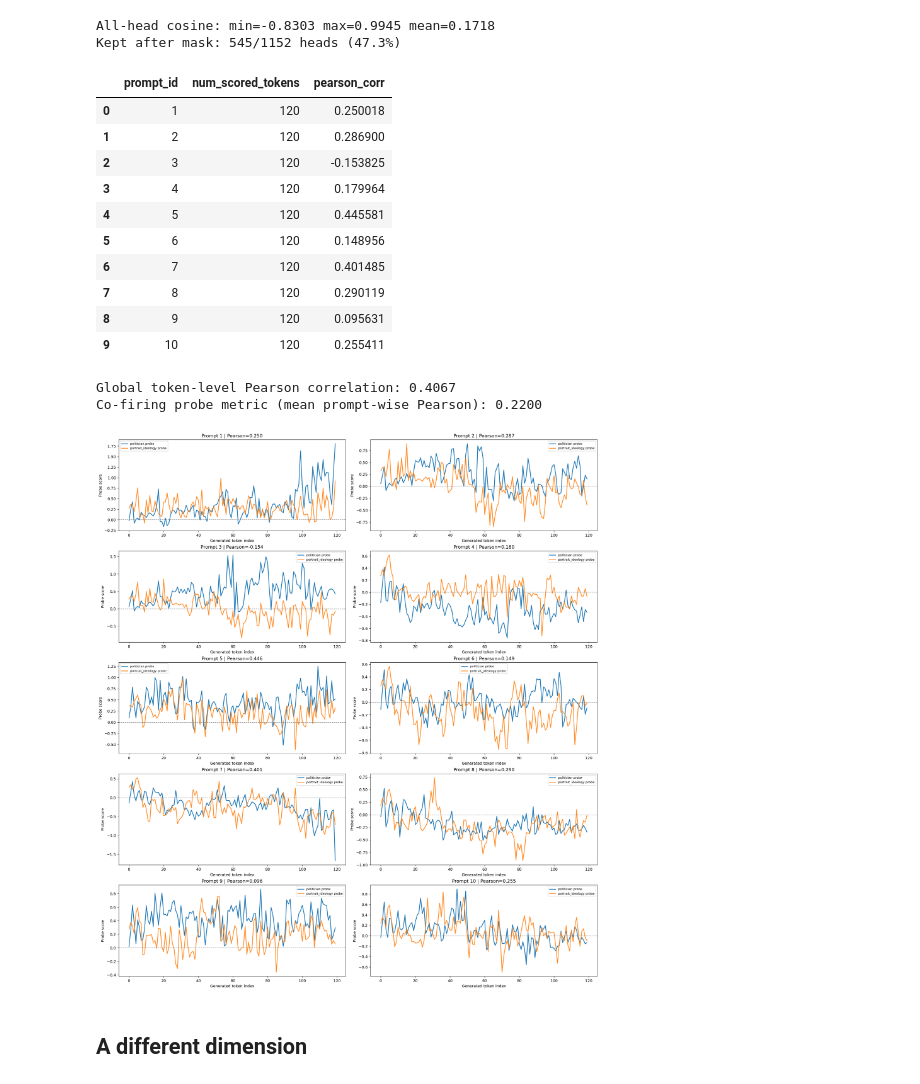
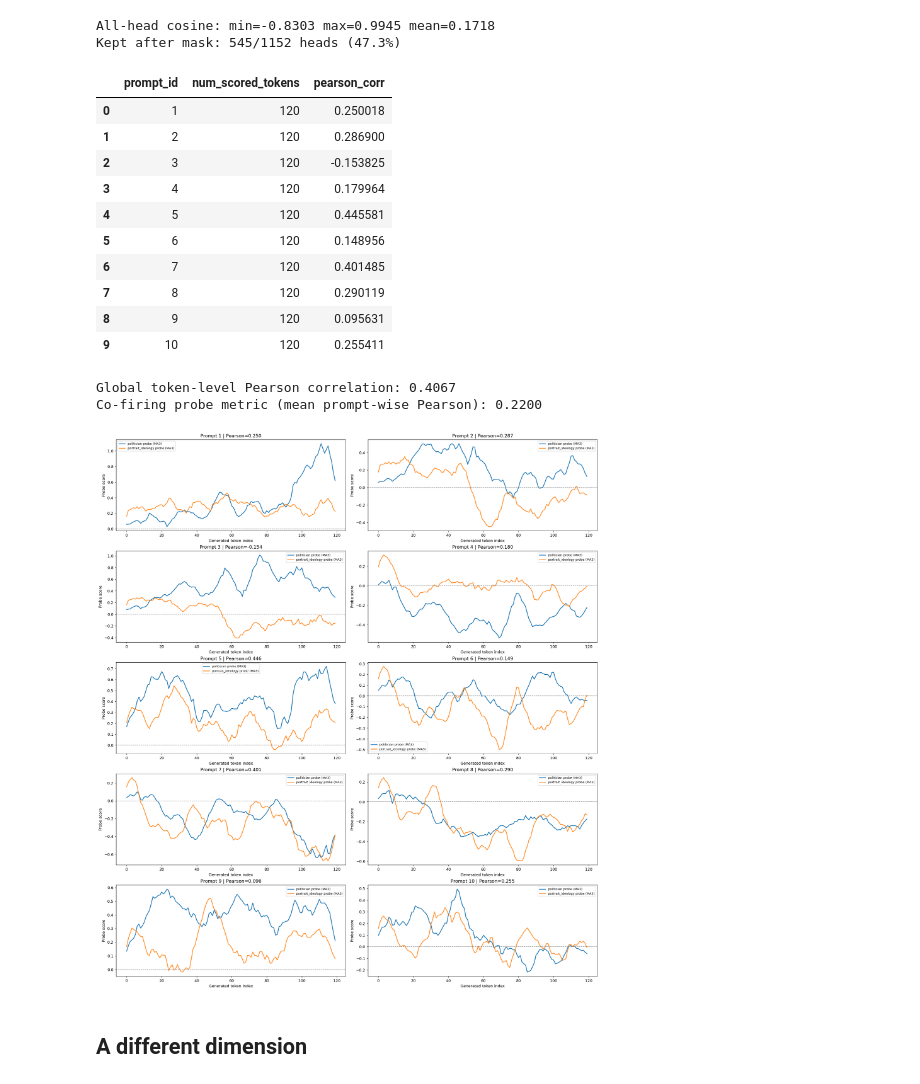
Before and after one commit to DotIN13/linear-political-llm, a Jupyter notebook: vl_vision_probe.ipynb, the cells around one changed output. Saved outputs shown, nothing was run; the diff lists cells and outputs as text; code cells hidden in the pictures.

```diff
--- a/vl_vision_probe.ipynb
+++ b/vl_vision_probe.ipynb
@@ -524,6 +520,13 @@ def score_tokens_with_prefix(results, model_path: str, prefix: str, k: int = 32)
 
     return all_scores
 
+def moving_average_1d(x, window: int = 3):
+    x = np.asarray(x, dtype=np.float32)
+    if x.size == 0 or window <= 1 or x.size < window:
+        return x
+    kernel = np.ones(window, dtype=np.float32) / float(window)
+    return np.convolve(x, kernel, mode="same")
+
 politician_scores = score_tokens_with_prefix(token_results, MODEL_PATH, "politician", k=16)
 portrait_scores = score_tokens_with_prefix(token_results, MODEL_PATH, "portrait_ideology", k=16)
 
@@ -577,36 +580,39 @@ for idx, ax in enumerate(axes):
     n = min(len(s_pol), len(s_por))
 
     if n == 0:
         ax.text(0.5, 0.5, "No scored tokens", ha="center", va="center")
         ax.set_title(f"Prompt {idx + 1}")
         ax.axis("off")
         continue
 
     x = np.arange(n)
-    ax.plot(x, s_pol[:n], label="politician probe", linewidth=1.8)
-    ax.plot(x, s_por[:n], label="portrait_ideology probe", linewidth=1.8, alpha=0.9)
+    s_pol_ma3 = moving_average_1d(s_pol[:n], window=10)
+    s_por_ma3 = moving_average_1d(s_por[:n], window=10)
+
+    ax.plot(x, s_pol_ma3, label="politician probe (MA3)", linewidth=1.8)
+    ax.plot(x, s_por_ma3, label="portrait_ideology probe (MA3)", linewidth=1.8, alpha=0.9)
     ax.axhline(0.0, color="gray", linestyle="--", linewidth=1.0)
     ax.set_title(f"Prompt {idx + 1} | Pearson={corr_df.loc[idx, 'pearson_corr']:.3f}")
     ax.set_xlabel("Generated token index")
     ax.set_ylabel("Probe score")
     ax.legend(loc="best", fontsize=8)
 
 plt.show()
 # %% [output]
 |  | prompt_id | num_scored_tokens | pearson_corr |
 | 0 | 1 | 120 | 0.250018 |
 | 1 | 2 | 120 | 0.286900 |
 | 2 | 3 | 120 | -0.153825 |
 | 3 | 4 | 120 | 0.179964 |
 | 4 | 5 | 120 | 0.445581 |
 | 5 | 6 | 120 | 0.148956 |
 | 6 | 7 | 120 | 0.401485 |
 | 7 | 8 | 120 | 0.290119 |
 | 8 | 9 | 120 | 0.095631 |
 | 9 | 10 | 120 | 0.255411 |
 Global token-level Pearson correlation: 0.4067
 Co-firing probe metric (mean prompt-wise Pearson): 0.2200
-[figure, old version]
+[figure, new version]
 # %% [markdown]
 ## A different dimension
 # %%
```
Also changed, not shown: parts of 10 cells of this notebook, 1 other file.
